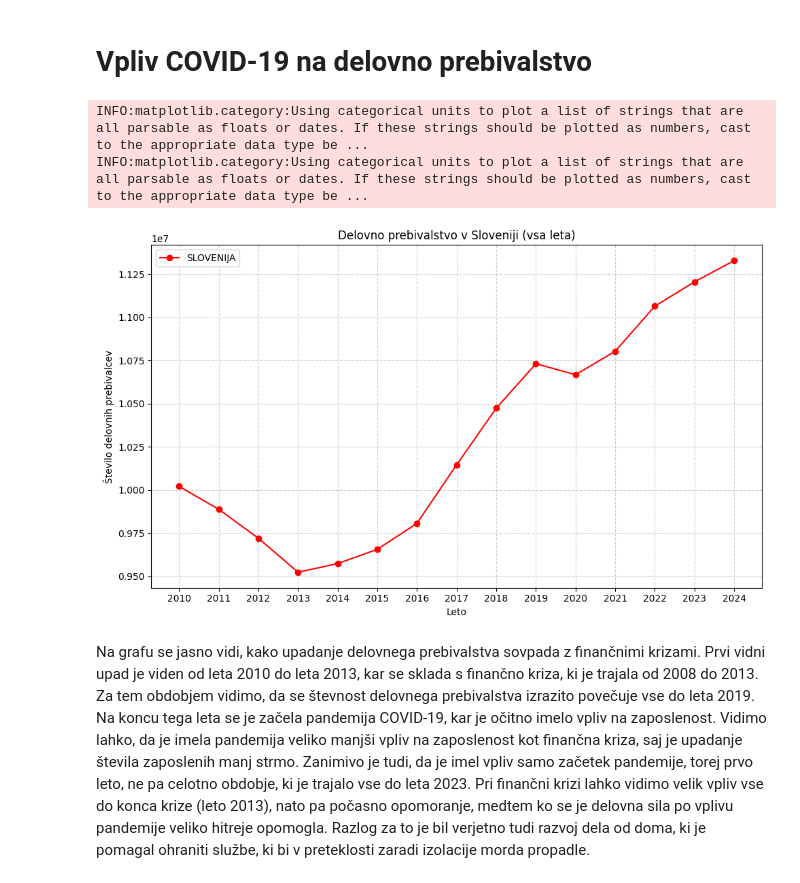
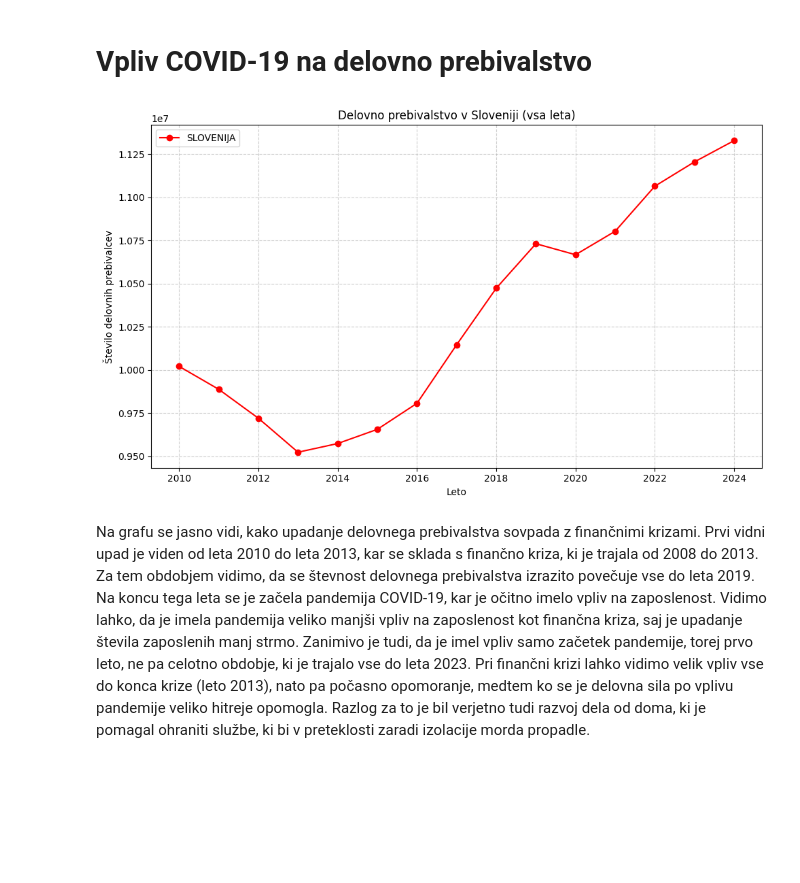
Before and after one commit to nirinja/PR259, a Jupyter notebook: koda/koda.ipynb, the cells around one changed output. Drawn from its saved outputs; the diff is of its cells as text; code cells hidden in the pictures; blank space fills up the shorter version.

```diff
--- a/koda/koda.ipynb
+++ b/koda/koda.ipynb
@@ -155,19 +155,18 @@ Večinoma se vidijo razlike med regijami z več mesti in tistimi z manj. Največ
 # %%
 data_covid_years = data[data['STATISTIČNA REGIJA'] == 'SLOVENIJA']
 covid_yearly_data = data_covid_years.groupby('YEAR')['DATA'].sum()
+covid_yearly_data.index = pd.to_numeric(covid_yearly_data.index)
 
 plt.figure(figsize=(10, 6))
 plt.plot(covid_yearly_data.index, covid_yearly_data.values, marker='o', color='red', label='SLOVENIJA')
 plt.xlabel('Leto')
 plt.ylabel('Število delovnih prebivalcev')
 plt.title('Delovno prebivalstvo v Sloveniji (vsa leta)')
 plt.grid(True, linestyle='--', alpha=0.6)
 plt.legend()
 plt.tight_layout()
 plt.show()
 # %% [output]
-INFO:matplotlib.category:Using categorical units to plot a list of strings that are all parsable as floats or dates. If these strings should be plotted as numbers, cast to the appropriate data type be ...
-INFO:matplotlib.category:Using categorical units to plot a list of strings that are all parsable as floats or dates. If these strings should be plotted as numbers, cast to the appropriate data type be ...
-[figure, old version]
+[figure, new version]
 # %% [markdown]
 Na grafu se jasno vidi, kako upadanje delovnega prebivalstva sovpada z finančnimi krizami. Prvi vidni upad je viden od leta 2010 do leta 2013, kar se sklada s finančno kriza, ki je trajala od 2008 do 2013. Za tem obdobjem vidimo, da se števnost delovnega prebivalstva izrazito povečuje vse do leta 2019. Na koncu tega leta se je začela pandemija COVID-19, kar je očitno imelo vpliv na zaposlenost. Vidimo lahko, da je imela pandemija veliko manjši vpliv na zaposlenost kot finančna kriza, saj je upadanje števila zaposlenih manj strmo. Zanimivo je tudi, da je imel vpliv samo začetek pandemije, torej prvo leto, ne pa celotno obdobje, ki je trajalo vse do leta 2023. Pri finančni krizi lahko vidimo velik vpliv vse do konca krize (leto 2013), nato pa počasno opomoranje, medtem ko se je delovna sila po vplivu pandemije veliko hitreje opomogla. Razlog za to je bil verjetno tudi razvoj dela od doma, ki je pomagal ohraniti službe, ki bi v preteklosti zaradi izolacije morda propadle.
```
